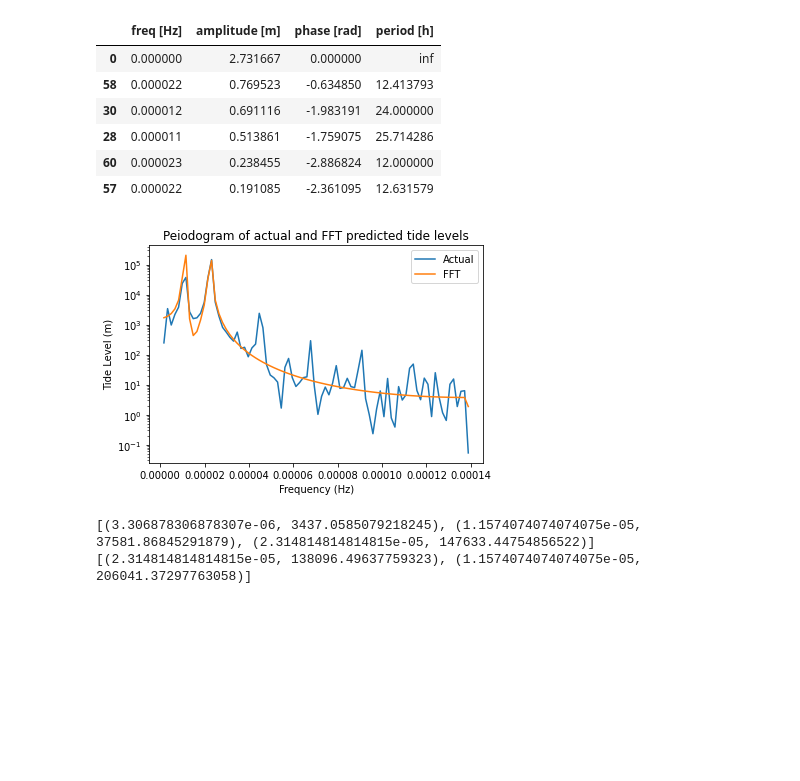
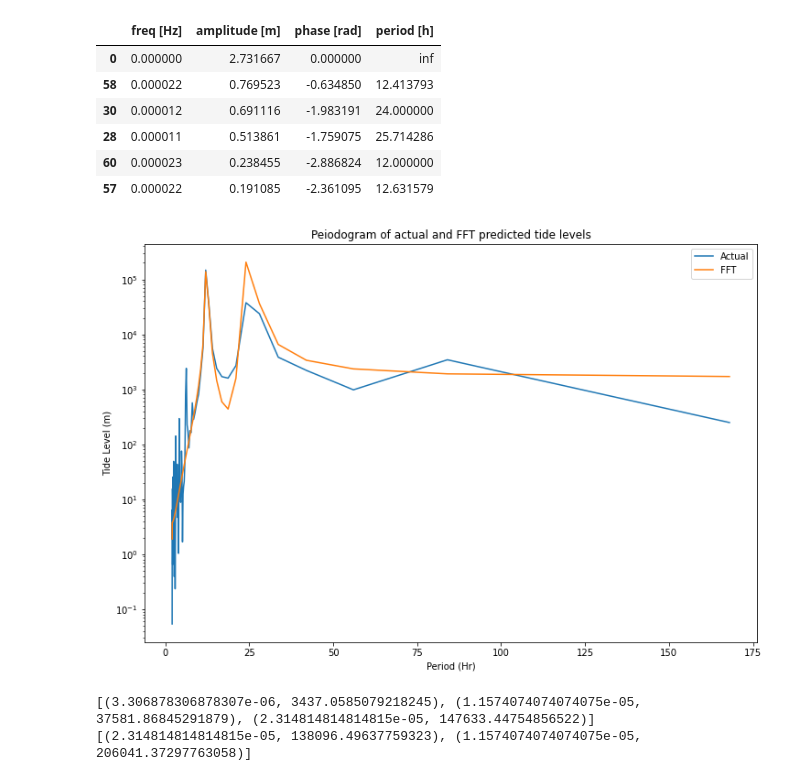
Before and after one commit to qt22/SYDE362, a Jupyter notebook: tide_analysis.ipynb, the cells around one changed output. Drawn from its saved outputs; the diff is of its cells as text; code cells hidden in the pictures; blank space fills up the shorter version.

Commit message:
change periodogram plot x-axis to period

```diff
--- a/tide_analysis.ipynb
+++ b/tide_analysis.ipynb
@@ -678,19 +678,22 @@ def find_peaks_in_periodogram(signal_data, fs):
 fs = 1/3600
 from scipy import signal
 
-f1, p1 = signal.periodogram(actual_slev, fs)
-f2, p2 = signal.periodogram(predTide, fs)
+f_actual, p_actual = signal.periodogram(actual_slev, fs)
+f_TideMachine, p_TideMachine = signal.periodogram(predTide, fs)
 
-f1 = f1[1:]
-p1 = p1[1:]
-f2 = f2[1:]
-p2 = p2[1:]
+f_actual = f_actual[1:]
+p_actual = p_actual[1:]
+period_actual = 1 / f_actual / 3600
+f_TideMachine = f_TideMachine[1:]
+p_TideMachine = p_TideMachine[1:]
+period_TideMachine = 1 / f_TideMachine / 3600
 
-plt.semilogy(f1, p1, label="Actual")
-plt.semilogy(f2, p2, label="Tide Machine")
+plt.figure(figsize=(12,8))
+plt.semilogy(period_actual, p_actual, label="Actual")
+plt.semilogy(period_TideMachine, p_TideMachine, label="Tide Machine")
 plt.legend()
 plt.title("Peiodogram of actual and tide machine predicted tide levels")
-plt.xlabel("Frequency (Hz)")
+plt.xlabel("Period (Hr)")
 plt.ylabel("Tide Level (m)")
 plt.show()
 
@@ -714,29 +717,28 @@ fft_df.head(6)
 | 60 | 0.000023 | 0.238455 | -2.886824 | 12.000000 |
 | 57 | 0.000022 | 0.191085 | -2.361095 | 12.631579 |
 # %%
-f1, p1 = signal.periodogram(actual_slev, fs)
-f2, p2 = signal.periodogram(fft_predictions[2], fs)
+f_FFT, p_FFT = signal.periodogram(fft_predictions[2], fs)
 
-f1 = f1[1:]
-p1 = p1[1:]
-f2 = f2[1:]
-p2 = p2[1:]
+f_FFT = f_FFT[1:]
+period_FFT = 1 / f_FFT / 3600
+p_FFT = p_FFT[1:]
 
-plt.semilogy(f1, p1, label="Actual")
-plt.semilogy(f2, p2, label="FFT")
+plt.figure(figsize=(12,8))
+plt.semilogy(period_actual, p_actual, label="Actual")
+plt.semilogy(period_FFT, p_FFT, label="FFT")
 plt.title("Peiodogram of actual and FFT predicted tide levels")
-plt.xlabel("Frequency (Hz)")
+plt.xlabel("Period (Hr)")
 plt.ylabel("Tide Level (m)")
 plt.legend()
 plt.show()
 
 peaks_actual_slev = find_peaks_in_periodogram(actual_slev, fs)
 peaks_FFT = find_peaks_in_periodogram(fft_predictions[2], fs)
 
 
 print(peaks_actual_slev)
 print(peaks_FFT)
 # %% [output]
-[figure, old version]
+[figure, new version]
 [(3.306878306878307e-06, 3437.0585079218245), (1.1574074074074075e-05, 37581.86845291879), (2.314814814814815e-05, 147633.44754856522)]
 [(2.314814814814815e-05, 138096.49637759323), (1.1574074074074075e-05, 206041.37297763058)]
```
Also changed, not shown: parts of 2 cells of this notebook.
